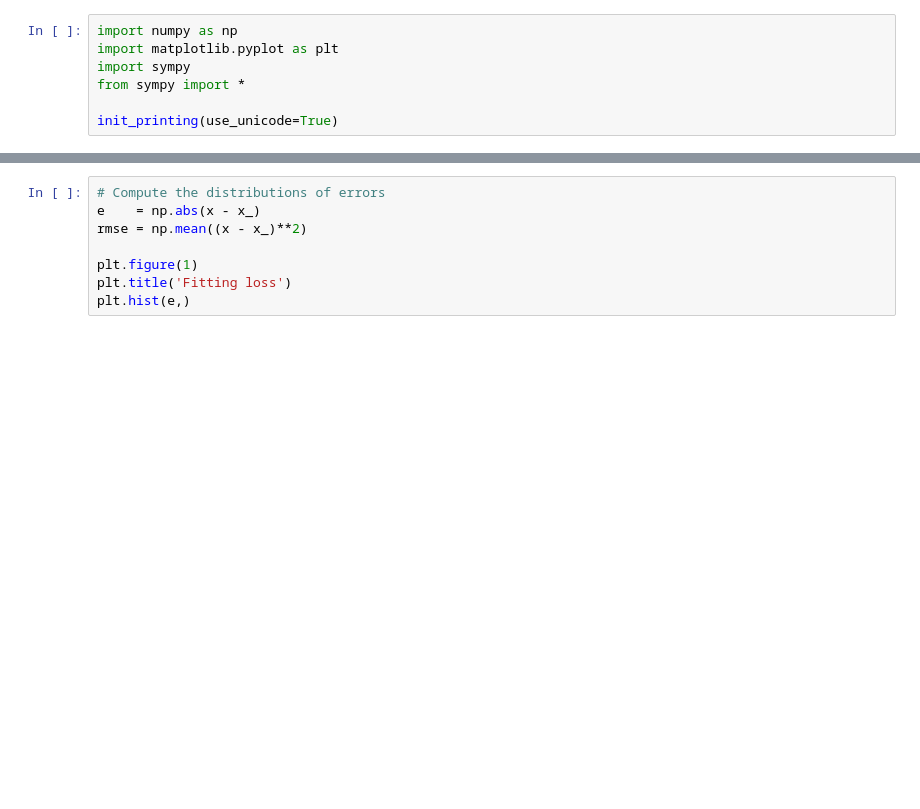
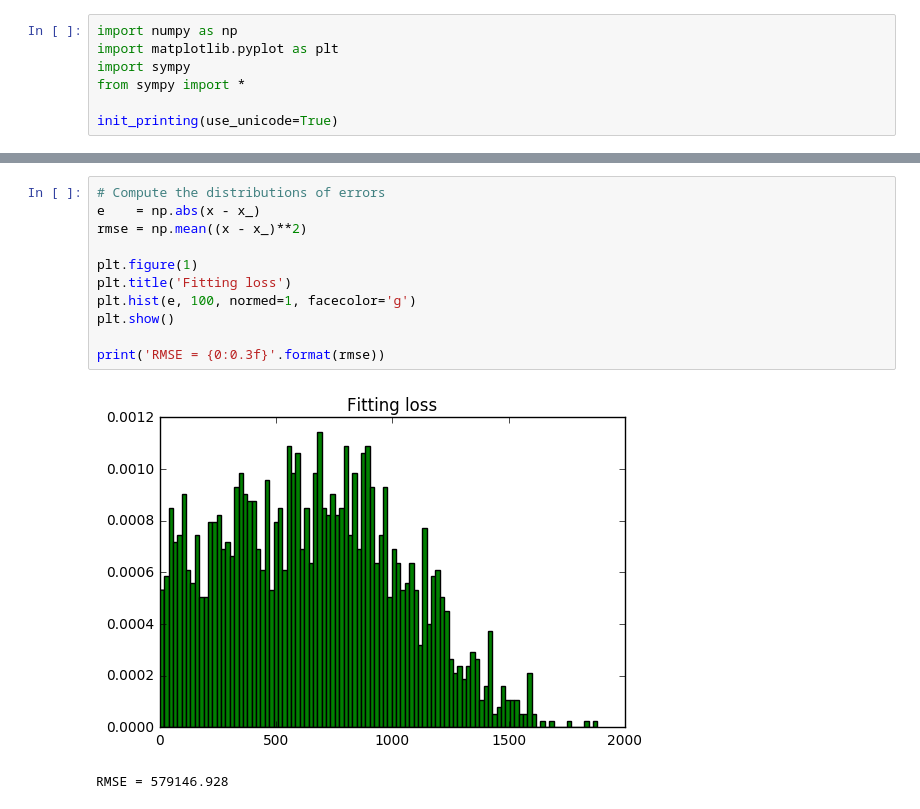
Before and after one commit to tao-pr/linear-optimisations, a Jupyter notebook: Linear Optimisations in Action.ipynb, the cells around one changed output, grey strips where cells are left out. Drawn from its saved outputs; the diff is of its cells as text; blank space fills up the shorter version.

```diff
--- a/Linear Optimisations in Action.ipynb
+++ b/Linear Optimisations in Action.ipynb
@@ -50,8 +53,14 @@ p
 # %%
 # Compute the distributions of errors
 e    = np.abs(x - x_)
 rmse = np.mean((x - x_)**2)
 
 plt.figure(1)
 plt.title('Fitting loss')
-plt.hist(e,)
+plt.hist(e, 100, normed=1, facecolor='g')
+plt.show()
+
+print('RMSE = {0:0.3f}'.format(rmse))
+# %% [output]
+[figure, added]
+RMSE = 579146.928
```
Also changed, not shown: parts of 9 cells of this notebook.
